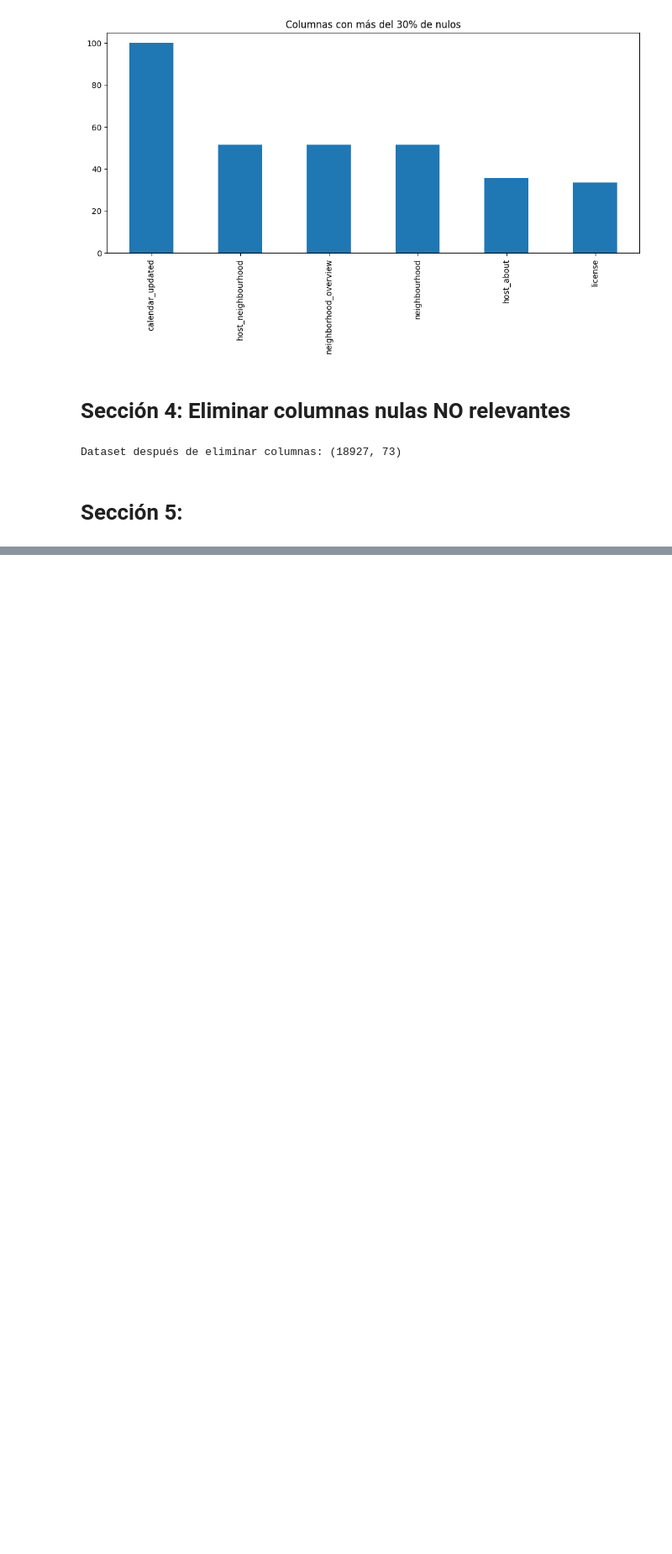
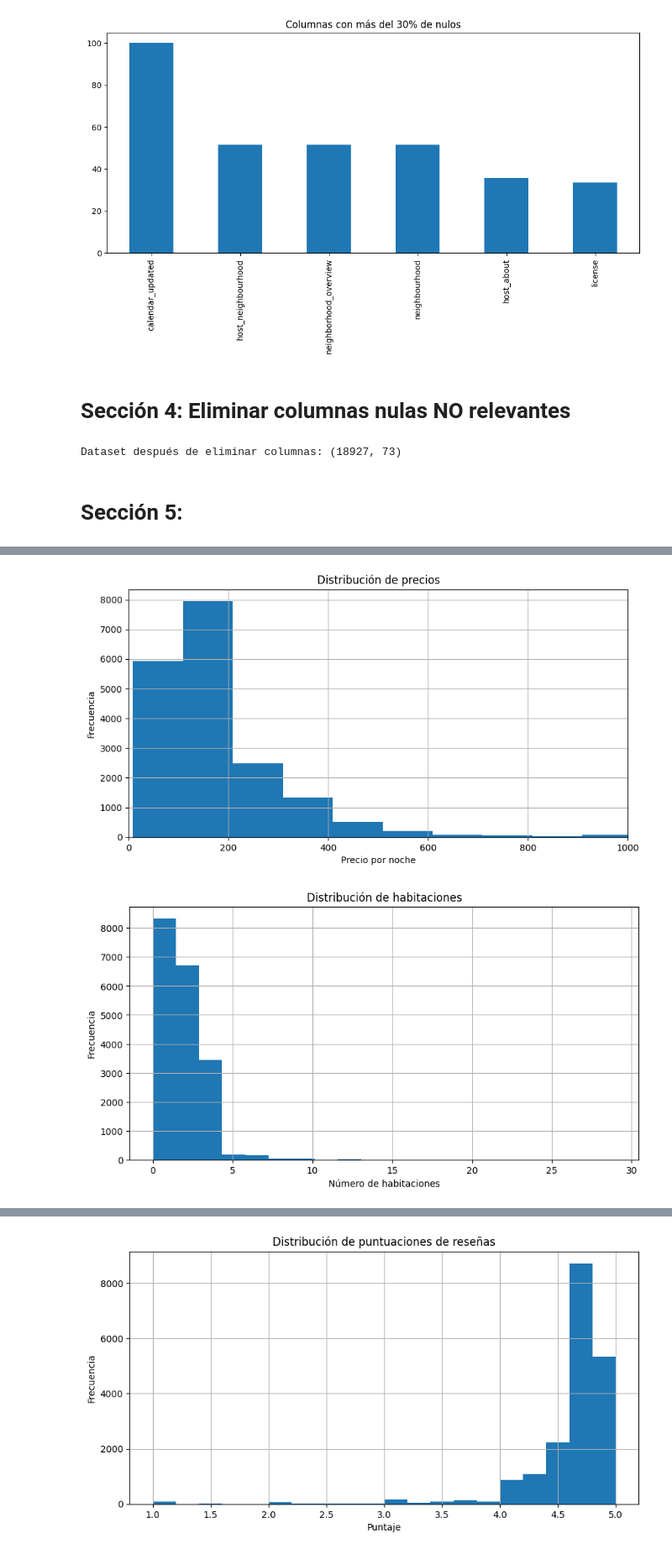
Before and after one commit to 10santiago12/Taller-1, a Jupyter notebook: Taller_1_EDA_Modelos_Regresion.ipynb, the cells around one changed output, grey strips where cells are left out. Shown at 84% size. Drawn from its saved outputs; the diff is of its cells as text; code cells hidden in the pictures; blank space fills up the shorter version.

```diff
--- a/Taller_1_EDA_Modelos_Regresion.ipynb
+++ b/Taller_1_EDA_Modelos_Regresion.ipynb
@@ -364,0 +335,19 @@ For example, when doing 'df[col].method(value, inplace=True)', try using 'df.met
+# %%
+# --- Paso 6: Imputación de valores nulos en columnas categóricas ---
+
+# Revisamos cuántos nulos tienen las categóricas
+nulls_cat = df[cat_cols].isnull().mean() * 100
+print("Nulos en categóricas (%):")
+print(nulls_cat[nulls_cat > 0].sort_values(ascending=False))
+
+# Imputamos categóricas
+for col in cat_cols:
+    if df[col].isnull().sum() > 0:
+        # Si la columna tiene pocos valores únicos → usamos la moda
+        if df[col].nunique() < 20:
+            df[col] = df[col].fillna(df[col].mode()[0])
+        else:
+            # Si hay muchos valores únicos → ponemos "Unknown"
+            df[col] = df[col].fillna("Unknown")
+
+print("\nDespués de imputar, nulos en categóricas:", df[cat_cols].isnull().sum().sum())
@@ -364,0 +402,34 @@ For example, when doing 'df[col].method(value, inplace=True)', try using 'df.met
+# %%
+import matplotlib.pyplot as plt
+
+# --- Distribución de precios ---
+plt.figure(figsize=(10,5))
+df['price'].hist(bins=100)
+plt.title("Distribución de precios")
+plt.xlabel("Precio por noche")
+plt.ylabel("Frecuencia")
+plt.xlim(0, 1000)  # para no mostrar outliers muy extremos
+plt.show()
+
+# --- Distribución de número de habitaciones ---
+plt.figure(figsize=(10,5))
+df['bedrooms'].hist(bins=20)
+plt.title("Distribución de habitaciones")
+plt.xlabel("Número de habitaciones")
+plt.ylabel("Frecuencia")
+plt.show()
+
+# --- Tipos de propiedad ---
+df['room_type'].value_counts().plot(kind='bar', figsize=(8,5), title="Tipos de habitación")
+plt.show()
+
+# --- Puntaje promedio general ---
+plt.figure(figsize=(10,5))
+df['review_scores_rating'].hist(bins=20)
+plt.title("Distribución de puntuaciones de reseñas")
+plt.xlabel("Puntaje")
+plt.ylabel("Frecuencia")
+plt.show()
+# %% [output]
+[figure, added]
+[figure, added]
@@ -364,0 +437 @@ For example, when doing 'df[col].method(value, inplace=True)', try using 'df.met
+[figure, added]
```
Also changed, not shown: parts of 29 cells of this notebook.
